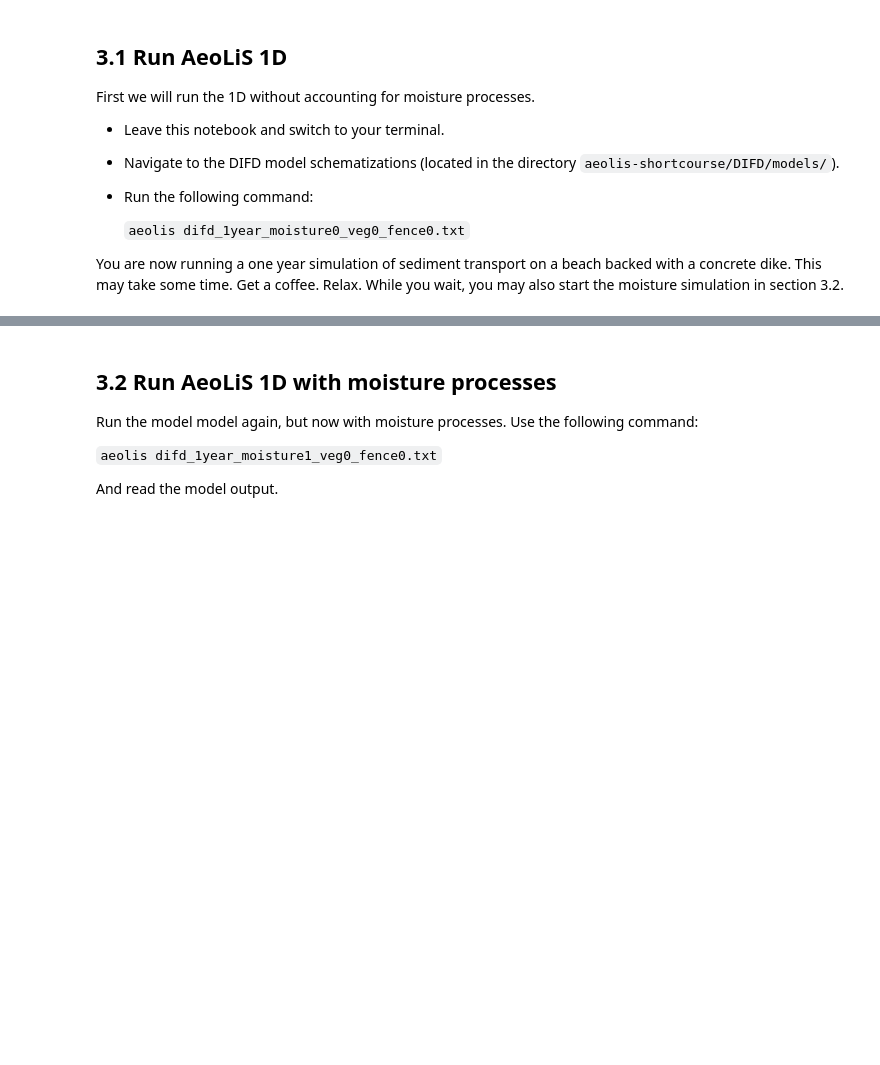
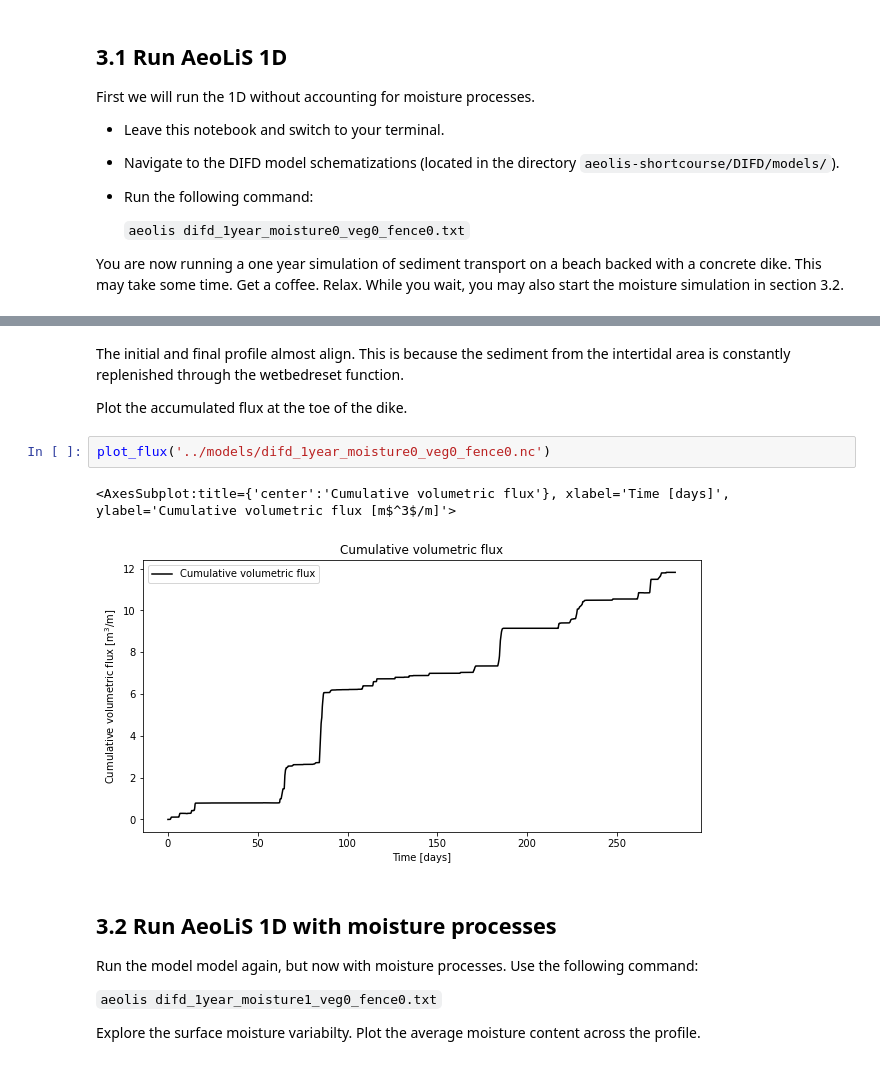
Before and after one commit to openearth/aeolis-shortcourse, a Jupyter notebook: DIFD/notebooks/AeoLiS - 3. 1D case with moisture effects.ipynb, the cells around one changed output, grey strips where cells are left out. Drawn from its saved outputs; the diff is of its cells as text; blank space fills up the shorter version.

```diff
--- a/DIFD/notebooks/AeoLiS - 3. 1D case with moisture effects.ipynb
+++ b/DIFD/notebooks/AeoLiS - 3. 1D case with moisture effects.ipynb
@@ -63,3 +63,12 @@ KeyError: 'pickup_sum'
+# %% [markdown]
+The initial and final profile almost align. This is because the sediment from the intertidal area is constantly replenished through the wetbedreset function.
+
+Plot the accumulated flux at the toe of the dike.
+# %%
+plot_flux('../models/difd_1year_moisture0_veg0_fence0.nc')
+# %% [output]
+<AxesSubplot:title={'center':'Cumulative volumetric flux'}, xlabel='Time [days]', ylabel='Cumulative volumetric flux [m$^3$/m]'>
+[figure, added]
 # %% [markdown]
 ## 3.2 Run AeoLiS 1D with moisture processes
 
@@ -67,4 +76,5 @@ Run the model model again, but now with moisture processes. Use the following co
 
 ``aeolis difd_1year_moisture1_veg0_fence0.txt``
 
-And read the model output.
+Explore the surface moisture variabilty.
+Plot the average moisture content across the profile.
```
Also changed, not shown: parts of 12 cells of this notebook, 4 other files.
